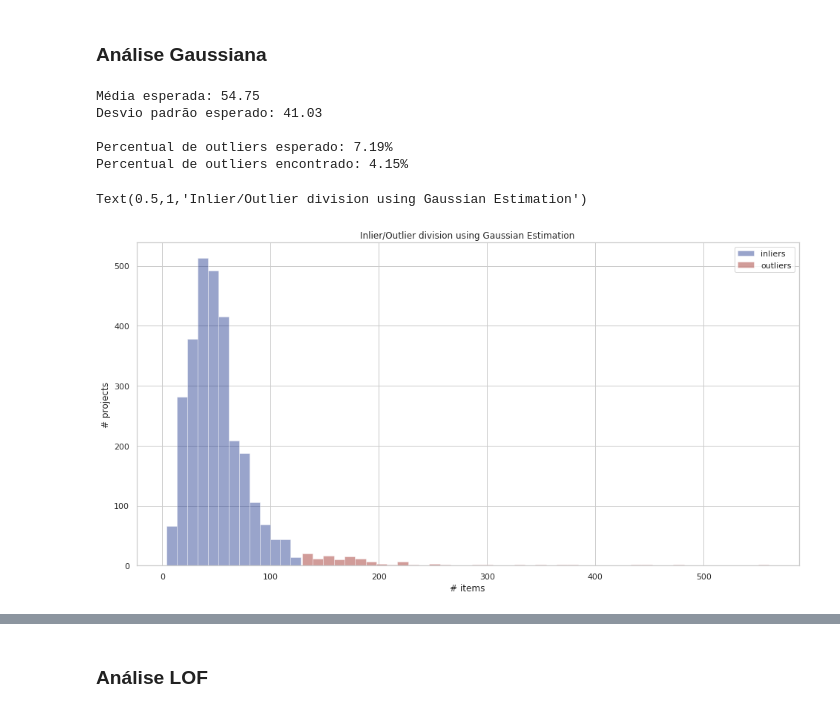
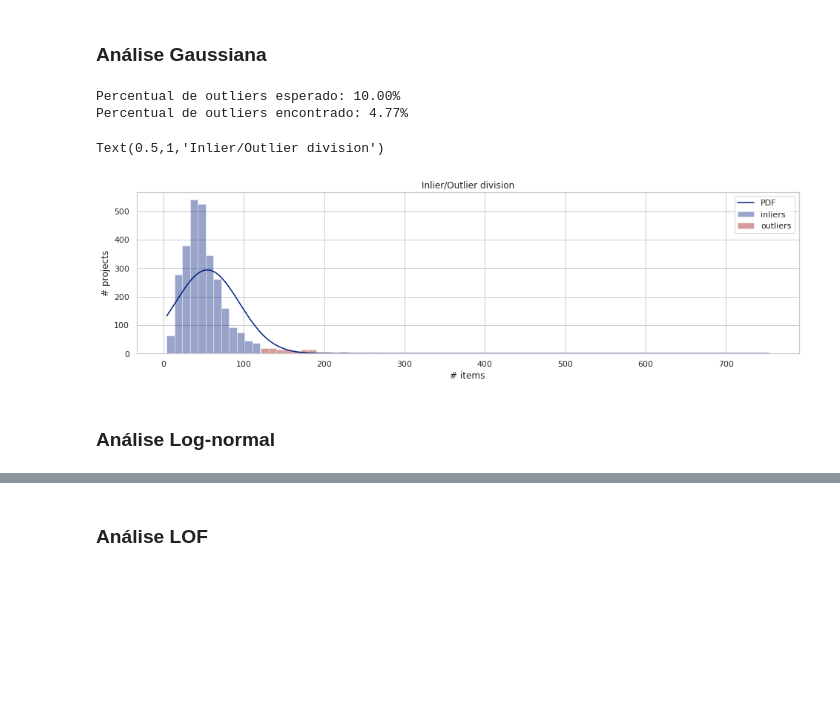
Before and after one commit to lappis-unb/salic-ml, a Jupyter notebook: notebooks/report/analysis_of_number_of_items.ipynb, the cells around one changed output, grey strips where cells are left out. Saved outputs shown, nothing was run; the diff lists cells and outputs as text; code cells hidden in the pictures; blank space fills up the shorter version.

Commit message:
wip: add lognorm distribution to num_items outlier detection research

```diff
--- a/notebooks/report/analysis_of_number_of_items.ipynb
+++ b/notebooks/report/analysis_of_number_of_items.ipynb
@@ -94,27 +102,3 @@ PRONAC
 Name: NumItems, dtype: int64
 # %% [markdown]
 ### Análise Gaussiana
-# %%
-import scipy
-
-expected_mean = np.mean(projects_train)
-expected_std = np.std(projects_train)
-print('Média esperada: %.2lf' % expected_mean)
-print('Desvio padrão esperado: %.2lf\n' % expected_std)
-
-k = 1.8
-lower_limit = expected_mean - k * expected_std
-upper_limit = expected_mean + k * expected_std
-contamination = 2 * (1 - scipy.stats.norm(expected_mean, expected_std).cdf(upper_limit))
-
-inlier_filter = ((projects_test >= lower_limit) & (projects_test <= upper_limit))
-contamination_found = sum(~inlier_filter) / len(projects_test)
-
-print('Percentual de outliers esperado: %.2lf%%' % (100 * contamination))
-print('Percentual de outliers encontrado: %.2lf%%' % (100 * contamination_found))
-# %% [output]
-Média esperada: 54.75
-Desvio padrão esperado: 41.03
-
-Percentual de outliers esperado: 7.19%
-Percentual de outliers encontrado: 4.15%
@@ -121,19 +164,35 @@ Percentual de outliers encontrado: 4.15%
 # %%
+model = Gaussian()
+model.fit(projects_train)
+inlier_filter = model.predict(projects_test)
+
+contamination_found = sum(~inlier_filter) / len(projects_test)
+print('Percentual de outliers esperado: %.2lf%%' % (100 * model.contamination))
+print('Percentual de outliers encontrado: %.2lf%%' % (100 * contamination_found))
+
 sns.set(style='whitegrid', palette='dark')
-f, ax = plt.subplots(figsize=(16,8))
+f, ax = plt.subplots(figsize=(16,4))
 
+bin_size = 10
 inliers = projects_test[inlier_filter].values
-bins = max(1, (max(inliers) - min(inliers)) // 10 + 1)
-sns.distplot(inliers, label="inliers", color="b", kde=False, bins=bins)
+bins = max(1, int((max(inliers) - min(inliers)) // bin_size) + 1)
+sns.distplot(inliers, label='inliers', color='b', kde=False, bins=bins)
 
 outliers = projects_test[~inlier_filter].values
-bins = max(1, (max(outliers) - min(outliers)) // 10 + 1)
-sns.distplot(outliers, label="outliers", color="r", kde=False, bins=bins)
+bins = max(1, int((max(outliers) - min(outliers)) // bin_size) + 1)
+sns.distplot(outliers, label='outliers', color='r', kde=False, bins=bins)
+
+x = np.linspace(min(segment_projects), max(segment_projects), 1000)
+plt.plot(x,  bin_size * len(projects_test) * model.model.pdf(x), label='PDF')
 
 plt.legend(frameon=True)
 plt.ylabel('# projects')
 plt.xlabel('# items')
-plt.title('Inlier/Outlier division using Gaussian Estimation')
+plt.title('Inlier/Outlier division')
 # %% [output]
-Text(0.5,1,'Inlier/Outlier division using Gaussian Estimation')
+Percentual de outliers esperado: 10.00%
+Percentual de outliers encontrado: 4.77%
+Text(0.5,1,'Inlier/Outlier division')
-[figure, old version]
+[figure, new version]
+# %% [markdown]
+### Análise Log-normal
```
Also changed, not shown: parts of 15 cells of this notebook.
